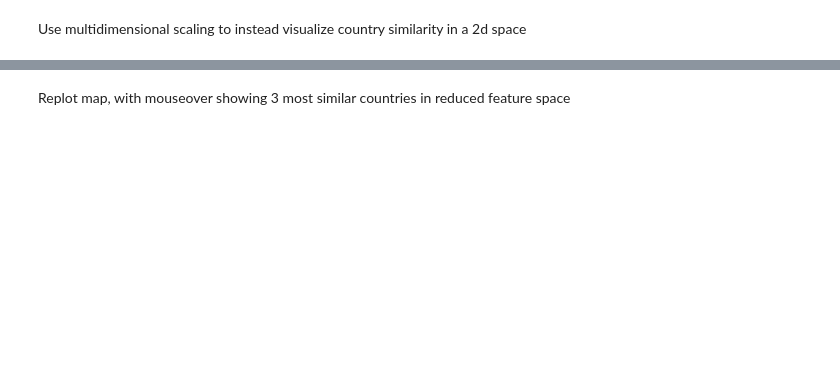
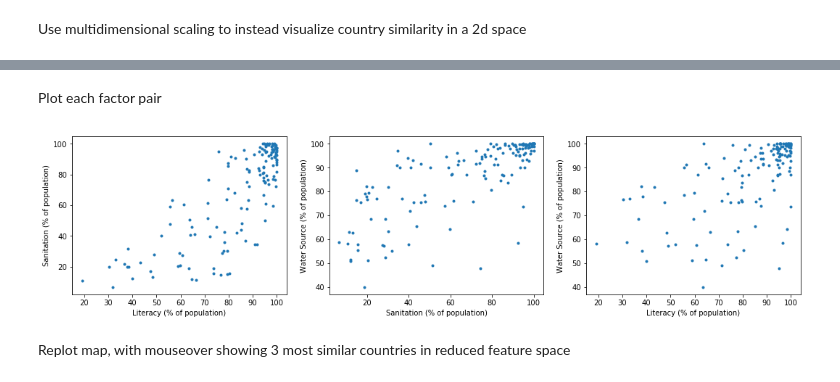
Before and after one commit to rmillin/world-health-data, a Jupyter notebook: WorldHealth-Bokeh.ipynb, the cells around one changed output, grey strips where cells are left out. Drawn from its saved outputs; the diff is of its cells as text; code cells hidden in the pictures; blank space fills up the shorter version.

```diff
--- a/WorldHealth-Bokeh.ipynb
+++ b/WorldHealth-Bokeh.ipynb
@@ -432,3 +521,32 @@ mds_analysis(ICAdata,country_colors,country_names,'Multi-dimensional scaling, af
+# %% [markdown]
+Plot each factor pair
+# %%
+# plot literacy vs. sanitation
+fig4 = plt.figure(1, figsize=(18,4))
+
+ax1 = fig4.add_subplot(131)
+ax1.plot(X[:,0], X[:,1], '.')
+ax1.set_xlabel('Literacy (% of population)')
+ax1.set_ylabel('Sanitation (% of population)')
+
+
+
+# plot sanitation vs. water
+ax2 = fig4.add_subplot(132)
+ax2.plot(X[:,1], X[:,2], '.')
+ax2.set_xlabel('Sanitation (% of population)')
+ax2.set_ylabel('Water Source (% of population)')
+
+# plot literacy vs. water
+ax3 = fig4.add_subplot(133)
+ax3.plot(X[:,0], X[:,2], '.')
+ax3.set_xlabel('Literacy (% of population)')
+ax3.set_ylabel('Water Source (% of population)')
+
+# plt.tight_layout()
+plt.show()
+# %% [output]
+[figure, added]
 # %% [markdown]
 Replot map, with mouseover showing 3 most similar countries in reduced feature space
 # %%
```
Also changed, not shown: parts of 9 cells of this notebook, 2 other files.
